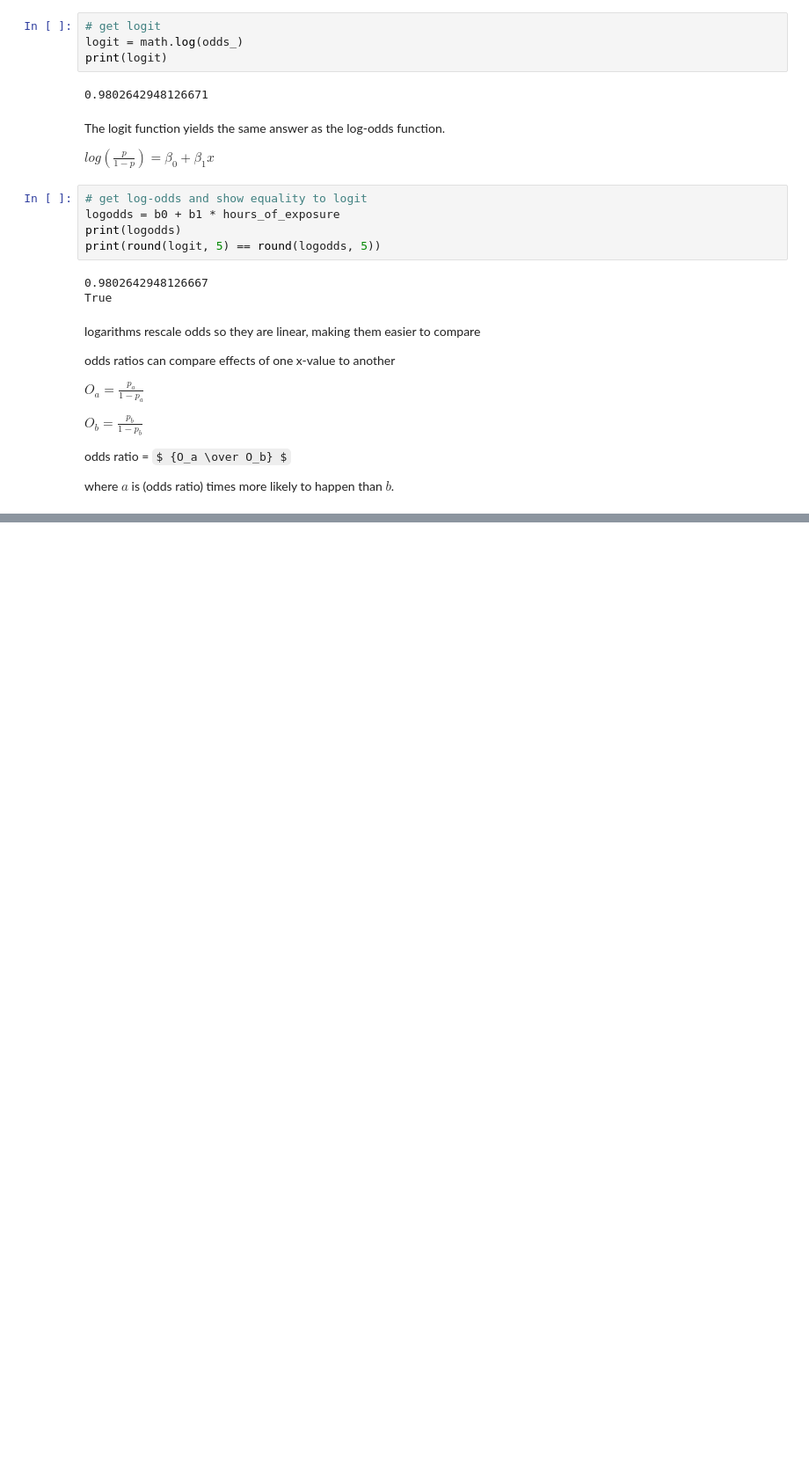
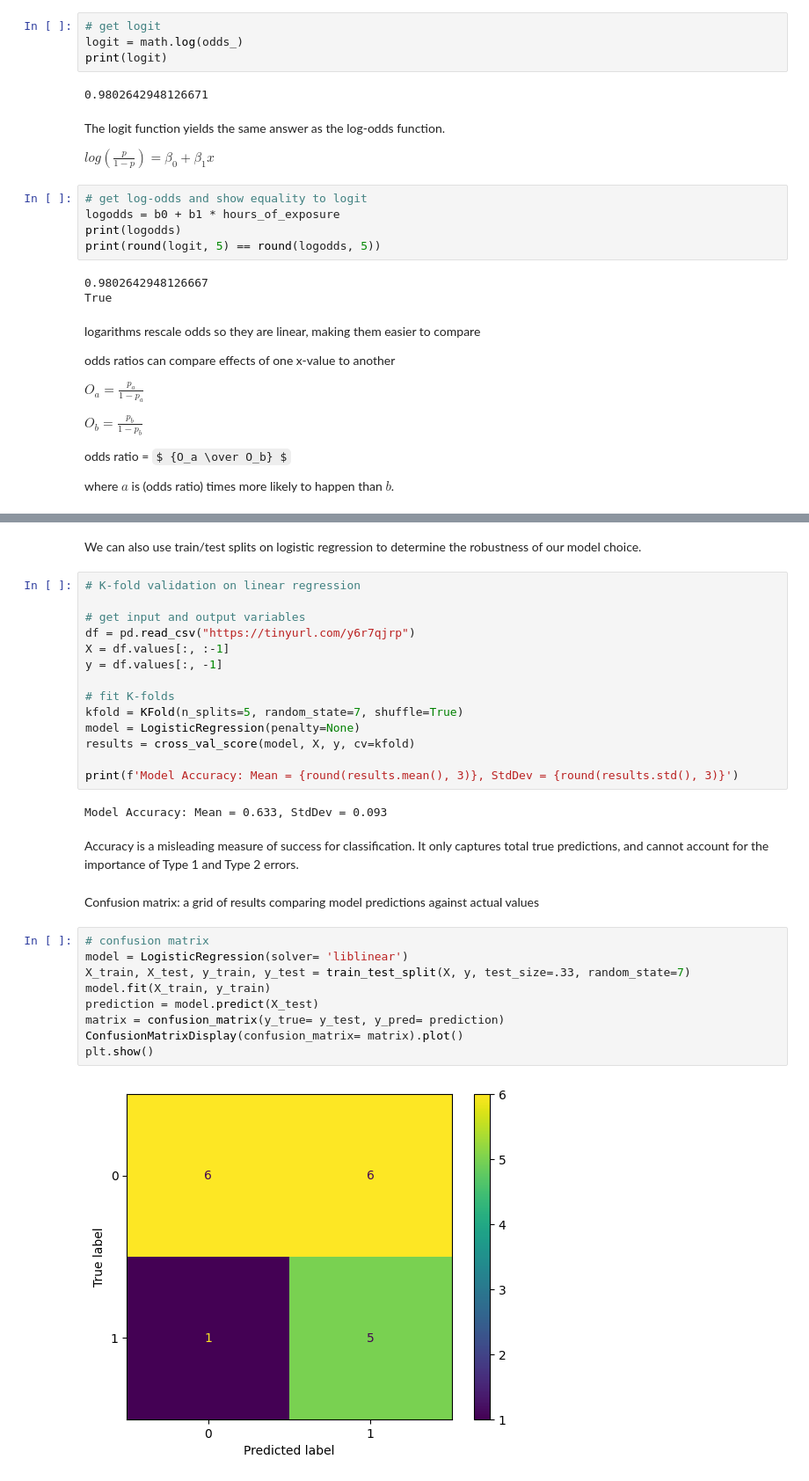
Before and after one commit to zdravoj/data-science-foundations, a Jupyter notebook: Essential_Math/Chapter6_logistic_regression.ipynb, the cells around one changed output, grey strips where cells are left out. Shown at 88% size. Cells and saved outputs as stored; diff of their text form; some formulas as TeX source; blank space fills up the shorter version.

```diff
--- a/Essential_Math/Chapter6_logistic_regression.ipynb
+++ b/Essential_Math/Chapter6_logistic_regression.ipynb
@@ -239,0 +313,33 @@ where $a$ is (odds ratio) times more likely to happen than $b$.
+# %% [markdown]
+We can also use train/test splits on logistic regression to determine the robustness of our model choice.
+# %%
+# K-fold validation on linear regression
+
+# get input and output variables
+df = pd.read_csv("https://tinyurl.com/y6r7qjrp")
+X = df.values[:, :-1]
+y = df.values[:, -1]
+
+# fit K-folds
+kfold = KFold(n_splits=5, random_state=7, shuffle=True)
+model = LogisticRegression(penalty=None)
+results = cross_val_score(model, X, y, cv=kfold)
+
+print(f'Model Accuracy: Mean = {round(results.mean(), 3)}, StdDev = {round(results.std(), 3)}')
+# %% [output]
+Model Accuracy: Mean = 0.633, StdDev = 0.093
+# %% [markdown]
+Accuracy is a misleading measure of success for classification. It only captures total true predictions, and cannot account for the importance of Type 1 and Type 2 errors.
+# %% [markdown]
+Confusion matrix: a grid of results comparing model predictions against actual values
+# %%
+# confusion matrix
+model = LogisticRegression(solver= 'liblinear')
+X_train, X_test, y_train, y_test = train_test_split(X, y, test_size=.33, random_state=7)
+model.fit(X_train, y_train)
+prediction = model.predict(X_test)
+matrix = confusion_matrix(y_true= y_test, y_pred= prediction)
+ConfusionMatrixDisplay(confusion_matrix= matrix).plot()
+plt.show()
+# %% [output]
+[figure, added]
```
Also changed, not shown: parts of 22 cells of this notebook.
